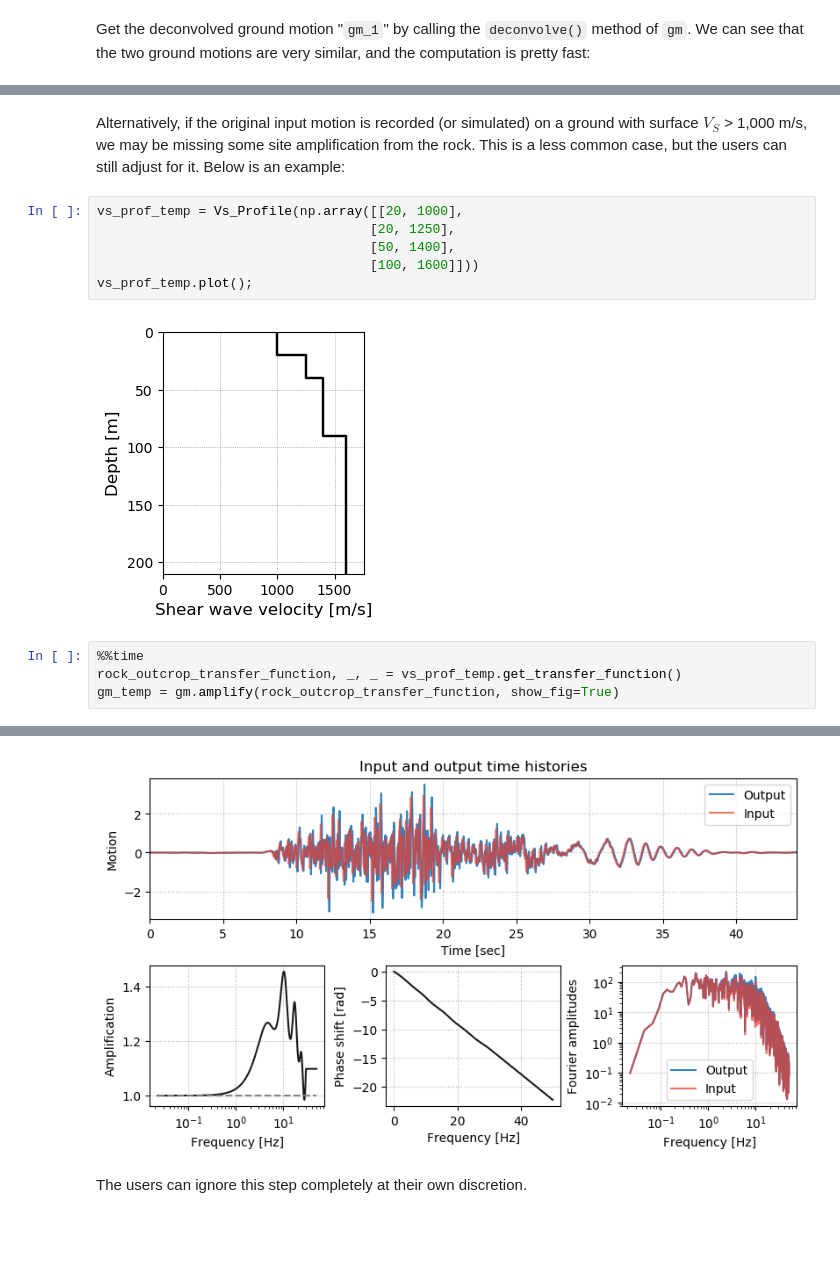
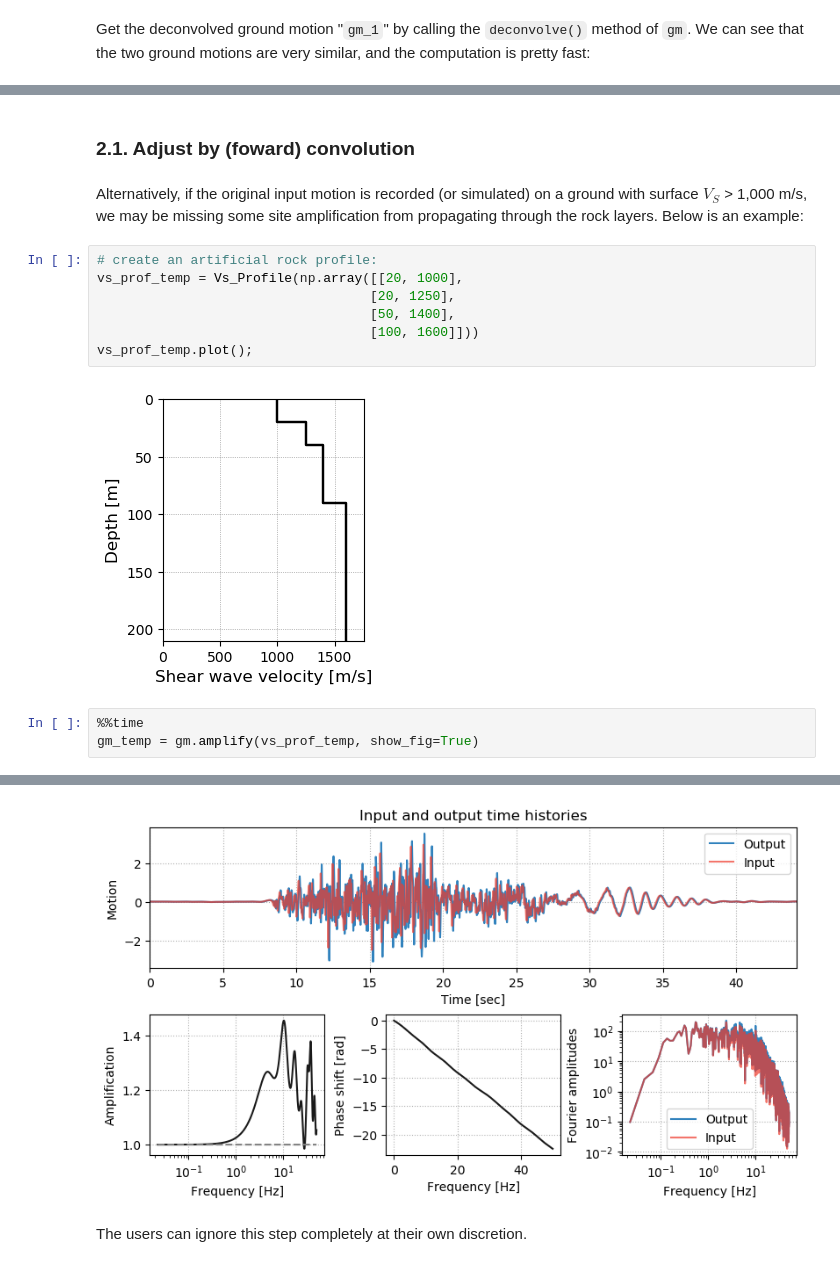
Before and after one commit to Caltech-geoquake/PySeismoSoil, a Jupyter notebook: examples/Pipeline_01_Site_Effects_Adjustments.ipynb, the cells around one changed output, grey strips where cells are left out. Cells and saved outputs as stored; diff of their text form; blank space fills up the shorter version.

Commit message:
Add a method in Ground_Motion to do linear ampl. from Vs profile; update relevant tests/examples

```diff
--- a/examples/Pipeline_01_Site_Effects_Adjustments.ipynb
+++ b/examples/Pipeline_01_Site_Effects_Adjustments.ipynb
@@ -51,7 +57,10 @@ Wall time: 584 ms
 [figure]
+# %% [markdown]
+### 2.1. Adjust by (foward) convolution
 # %% [markdown]
-Alternatively, if the original input motion is recorded (or simulated) on a ground with surface $V_S$ > 1,000 m/s, we may be missing some site amplification from the rock. This is a less common case, but the users can still adjust for it. Below is an example:
+Alternatively, if the original input motion is recorded (or simulated) on a ground with surface $V_S$ > 1,000 m/s, we may be missing some site amplification from propagating through the rock layers. Below is an example:
 # %%
+# create an artificial rock profile:
 vs_prof_temp = Vs_Profile(np.array([[20, 1000],
                                    [20, 1250],
                                    [50, 1400],
@@ -61,6 +70,5 @@ vs_prof_temp.plot();
 [figure]
 # %%
 %%time
-rock_outcrop_transfer_function, _, _ = vs_prof_temp.get_transfer_function()
-gm_temp = gm.amplify(rock_outcrop_transfer_function, show_fig=True)
+gm_temp = gm.amplify(vs_prof_temp, show_fig=True)
 # %% [output]
@@ -68,3 +76,3 @@ Wall time: 371 ms
-[figure, old version]
+[figure, new version]
 # %% [markdown]
 The users can ignore this step completely at their own discretion.
```
Also changed, not shown: parts of 11 cells of this notebook, 3 other files.
